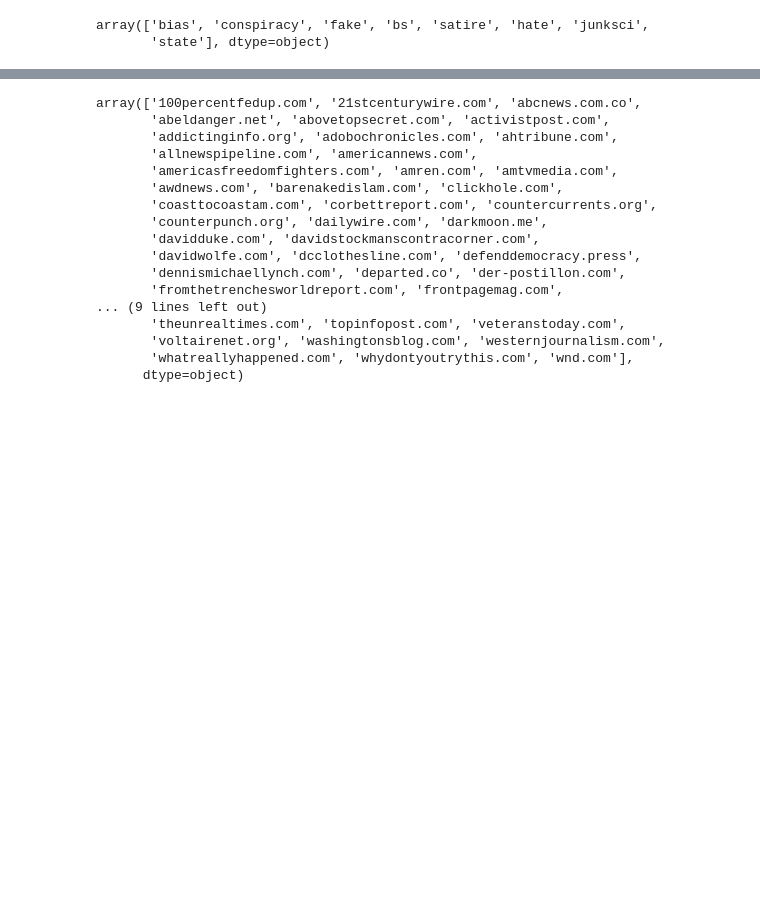
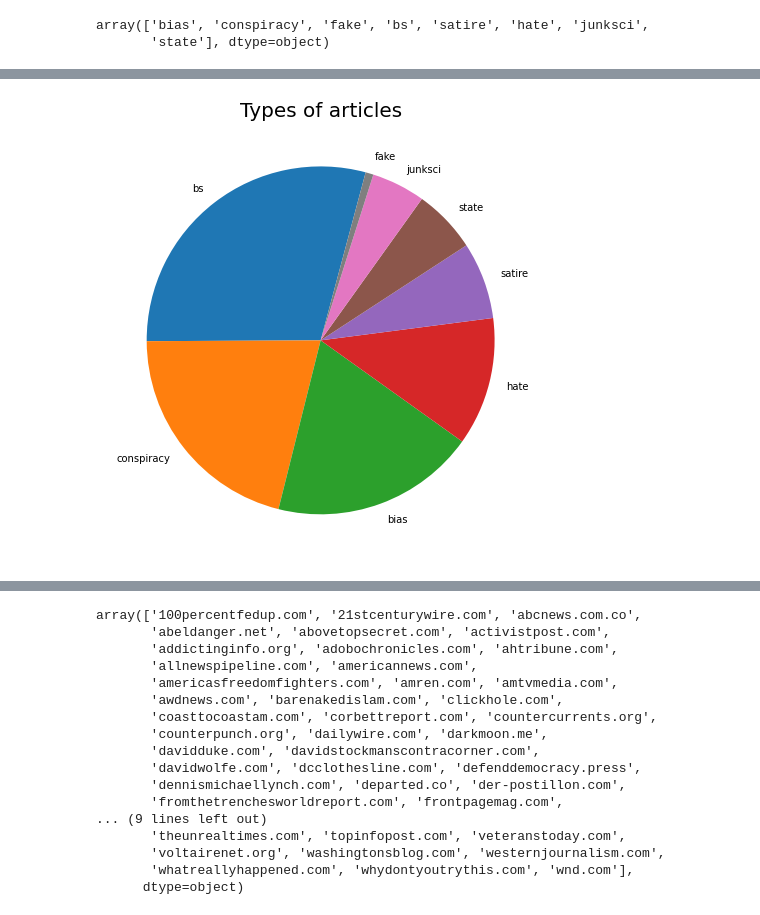
Before and after one commit to benvictoria21/MachineLearning, a Jupyter notebook: how-do-you-recognize-fake-news.ipynb, the cells around one changed output, grey strips where cells are left out. Saved outputs shown, nothing was run; the diff lists cells and outputs as text; code cells hidden in the pictures; blank space fills up the shorter version.

```diff
--- a/how-do-you-recognize-fake-news.ipynb
+++ b/how-do-you-recognize-fake-news.ipynb
@@ -62,3 +62,10 @@ df['type'].iplot(kind='hist',
+# %%
+df['type'].value_counts().plot.pie(figsize = (8,8), startangle = 75)
+plt.title('Types of articles', fontsize = 20)
+plt.axis('off')
+plt.show()
+# %% [output]
+[figure, added]
 # %%
 def get_top_n_words(corpus, n=None):
     vec = CountVectorizer().fit(corpus)
```
Also changed, not shown: parts of 25 cells of this notebook.
